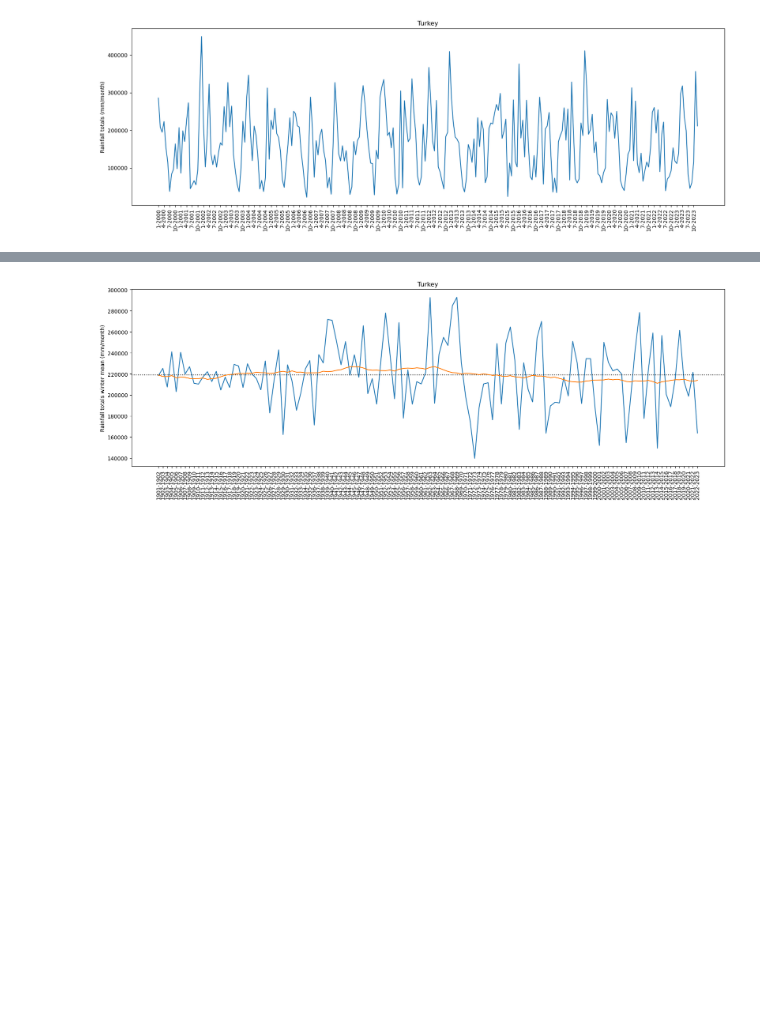
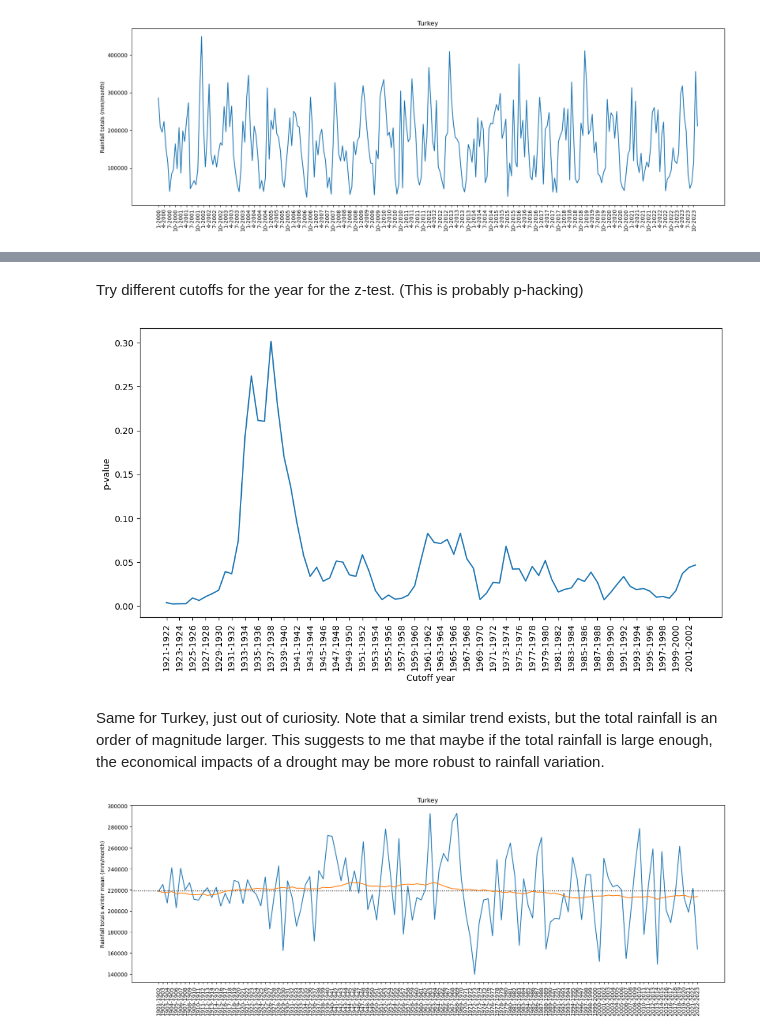
Before and after one commit to ebelchio12/nature-and-conflicts, a Jupyter notebook: EDA/rainfall/rainfall.ipynb, the cells around one changed output, grey strips where cells are left out. Cells and saved outputs as stored; diff of their text form; code cells hidden in the pictures; blank space fills up the shorter version.

```diff
--- a/EDA/rainfall/rainfall.ipynb
+++ b/EDA/rainfall/rainfall.ipynb
@@ -70,3 +94,27 @@ plt.show()
+# %% [markdown]
+Try different cutoffs for the year for the z-test. (This is probably p-hacking)
+# %%
+cutoffs = []
+pvals = []
+margin = 20
+for i in range(margin,len(winter_means)-margin):
+    pre = winter_means[:i]
+    post = winter_means[i:]
+    z, p = ztest(x1=pre, x2=post, alternative='larger', usevar='unequal')
+    cutoffs.append(i)
+    pvals.append(p)
+
+fig, ax = plt.subplots(figsize=(12,6))
+ax.plot(cutoffs, pvals)
+ax.set_xlabel('Cutoff year')
+ax.set_ylabel('p-value')
+ax.set_xticks(cutoffs[::2])
+ax.set_xticklabels(dates[margin:-margin][::2], rotation=90)
+plt.show()
+# %% [output]
+[figure, added]
+# %% [markdown]
+Same for Turkey, just out of curiosity. Note that a similar trend exists, but the total rainfall is an order of magnitude larger. This suggests to me that maybe if the total rainfall is large enough, the economical impacts of a drought may be more robust to rainfall variation.
 # %%
 t, dates, winter_means = rainfall.get_country_winter_mean((1901,2023), 'TUR', world)
 fig, ax = plt.subplots(figsize=(20, 6))
```
Also changed, not shown: parts of 16 cells of this notebook, 2 other files.
